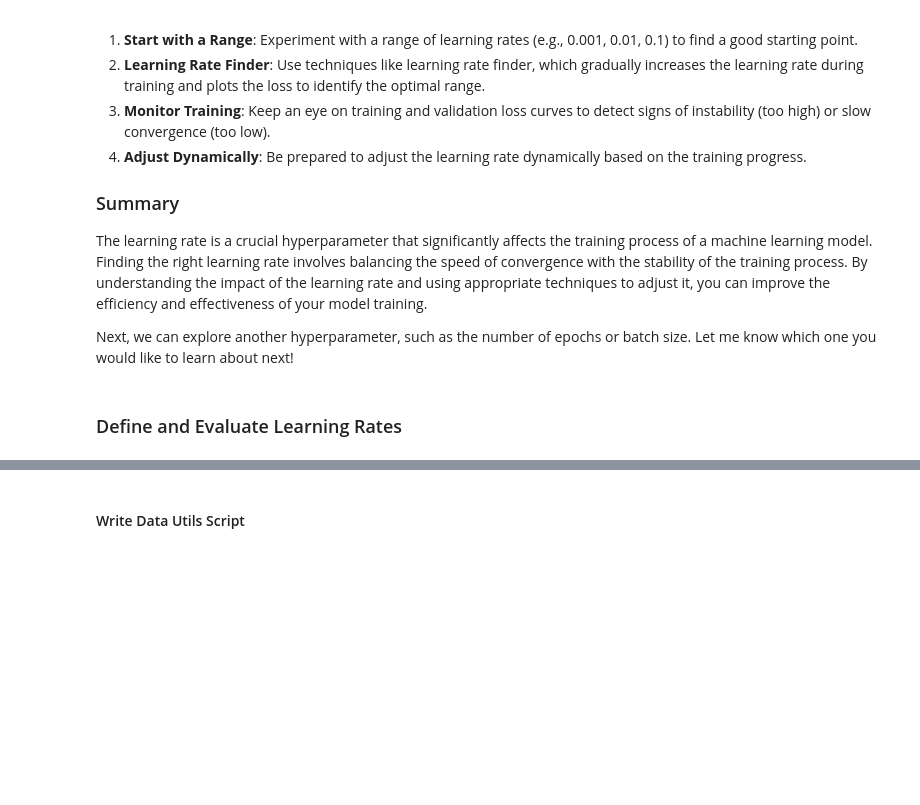
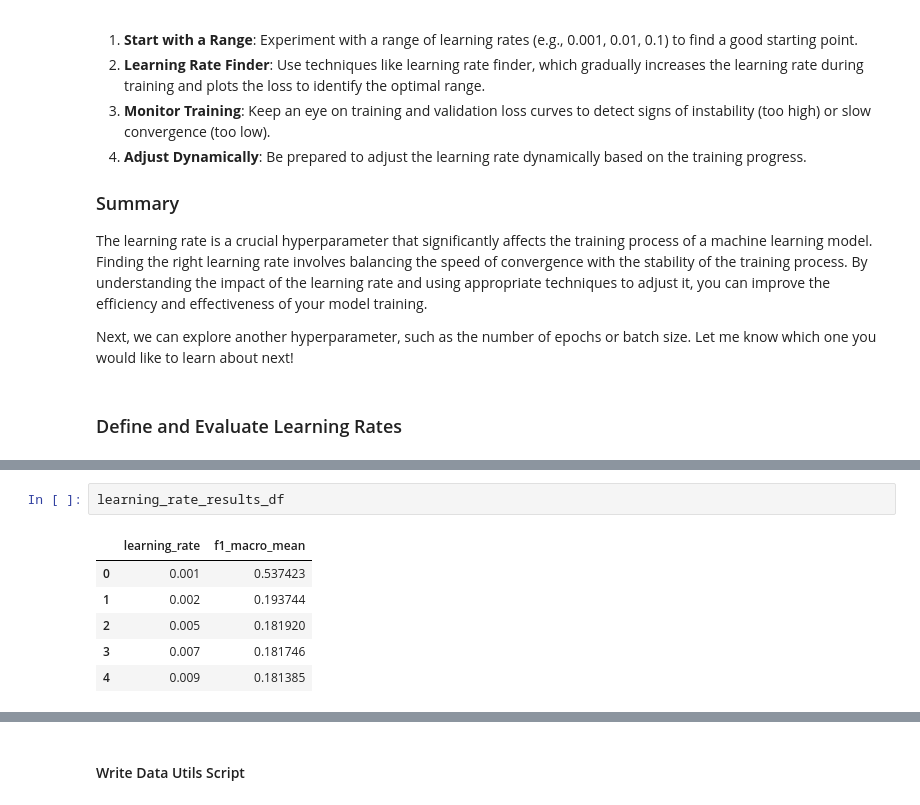
Before and after one commit to micah-shull/Machine_Learning_Pipelines, a Jupyter notebook: pipelines_07_pytorch_pipeline_11_hyperparameter_tuning.ipynb, the cells around one changed output, grey strips where cells are left out. Cells and saved outputs as stored; diff of their text form; blank space fills up the shorter version.

```diff
--- a/pipelines_07_pytorch_pipeline_11_hyperparameter_tuning.ipynb
+++ b/pipelines_07_pytorch_pipeline_11_hyperparameter_tuning.ipynb
@@ -194,0 +234,9 @@ plt.show()
+# %%
+learning_rate_results_df
+# %% [output]
+|  | learning_rate | f1_macro_mean |
+| 0 | 0.001 | 0.537423 |
+| 1 | 0.002 | 0.193744 |
+| 2 | 0.005 | 0.181920 |
+| 3 | 0.007 | 0.181746 |
+| 4 | 0.009 | 0.181385 |
```
Also changed, not shown: parts of 5 cells of this notebook.
